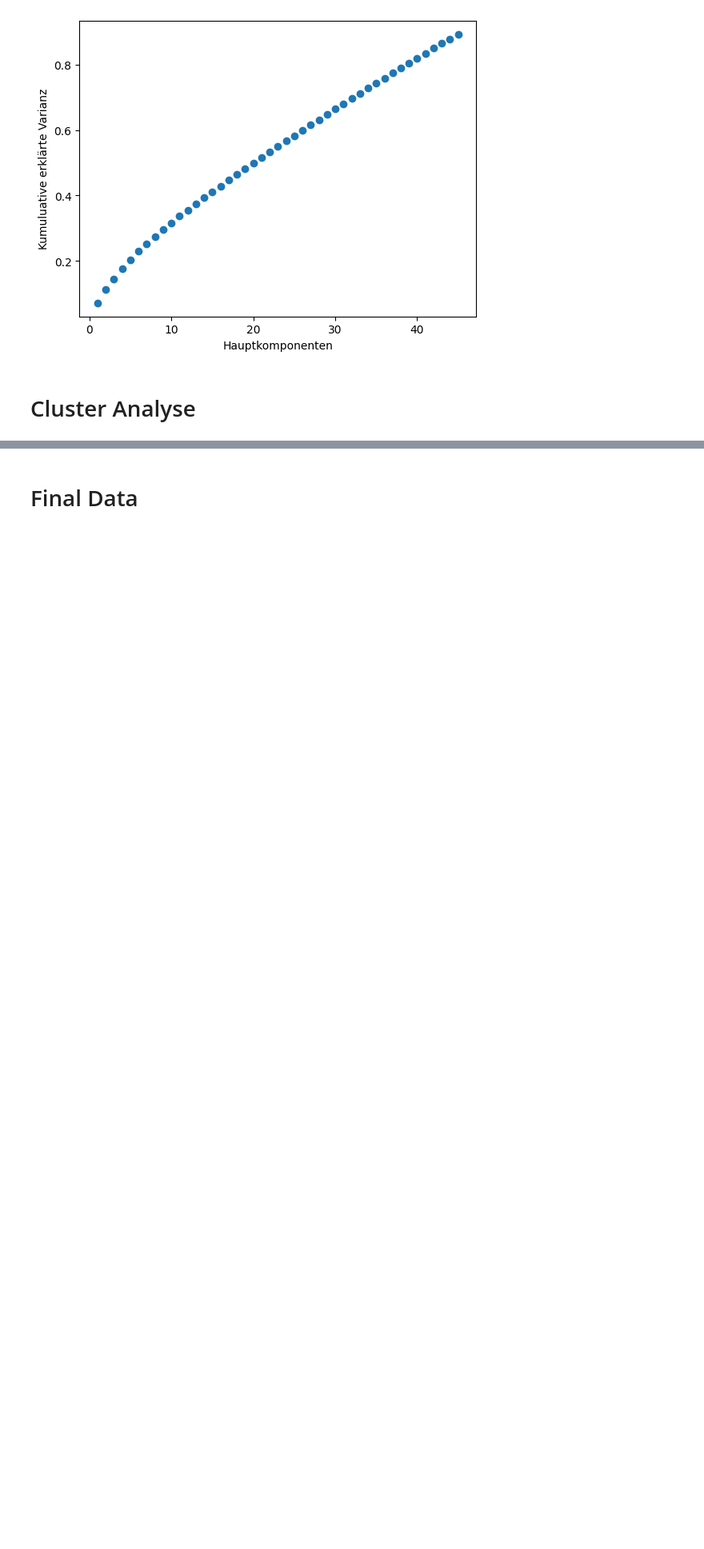
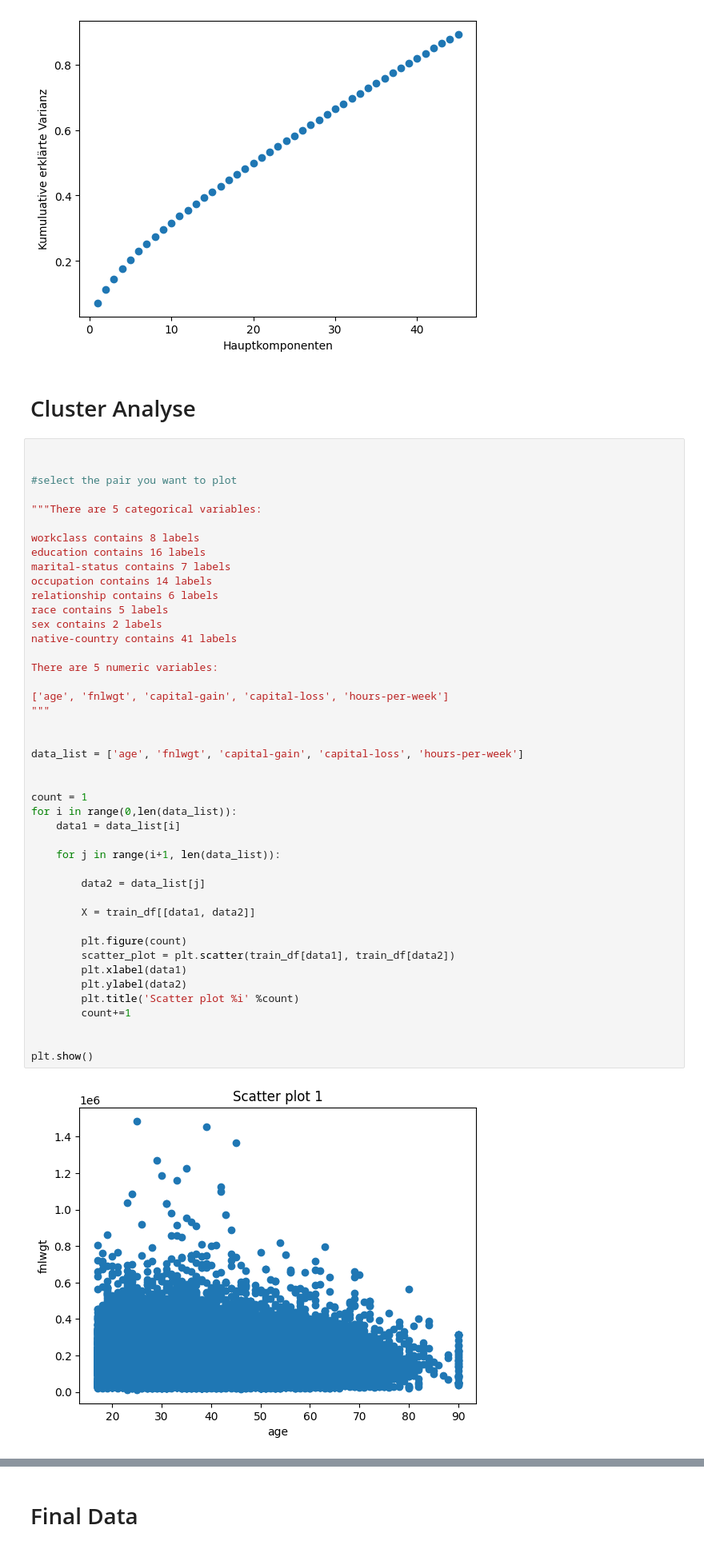
Before and after one commit to simonsymhoven/income-classification, a Jupyter notebook: income-classification.ipynb, the cells around one changed output, grey strips where cells are left out. Shown at 80% size. Cells and saved outputs as stored; diff of their text form; blank space fills up the shorter version.

```diff
--- a/income-classification.ipynb
+++ b/income-classification.ipynb
@@ -457,3 +464,49 @@ plt.show()
 [figure]
 # %% [markdown]
 # Cluster Analyse
+# %%
+
+
+#select the pair you want to plot
+
+"""There are 5 categorical variables:
+
+workclass contains 8 labels
+education contains 16 labels
+marital-status contains 7 labels
+occupation contains 14 labels
+relationship contains 6 labels
+race contains 5 labels
+sex contains 2 labels
+native-country contains 41 labels
+
+There are 5 numeric variables:
+
+['age', 'fnlwgt', 'capital-gain', 'capital-loss', 'hours-per-week']
+"""
+
+
+data_list = ['age', 'fnlwgt', 'capital-gain', 'capital-loss', 'hours-per-week']
+
+
+count = 1
+for i in range(0,len(data_list)):
+    data1 = data_list[i]
+
+    for j in range(i+1, len(data_list)):
+
+        data2 = data_list[j]
+
+        X = train_df[[data1, data2]]
+
+        plt.figure(count)
+        scatter_plot = plt.scatter(train_df[data1], train_df[data2])
+        plt.xlabel(data1)
+        plt.ylabel(data2)
+        plt.title('Scatter plot %i' %count)
+        count+=1
+
+
+plt.show()
+# %% [output]
+[figure, added]
```
Also changed, not shown: parts of 22 cells of this notebook, 1 other file.
